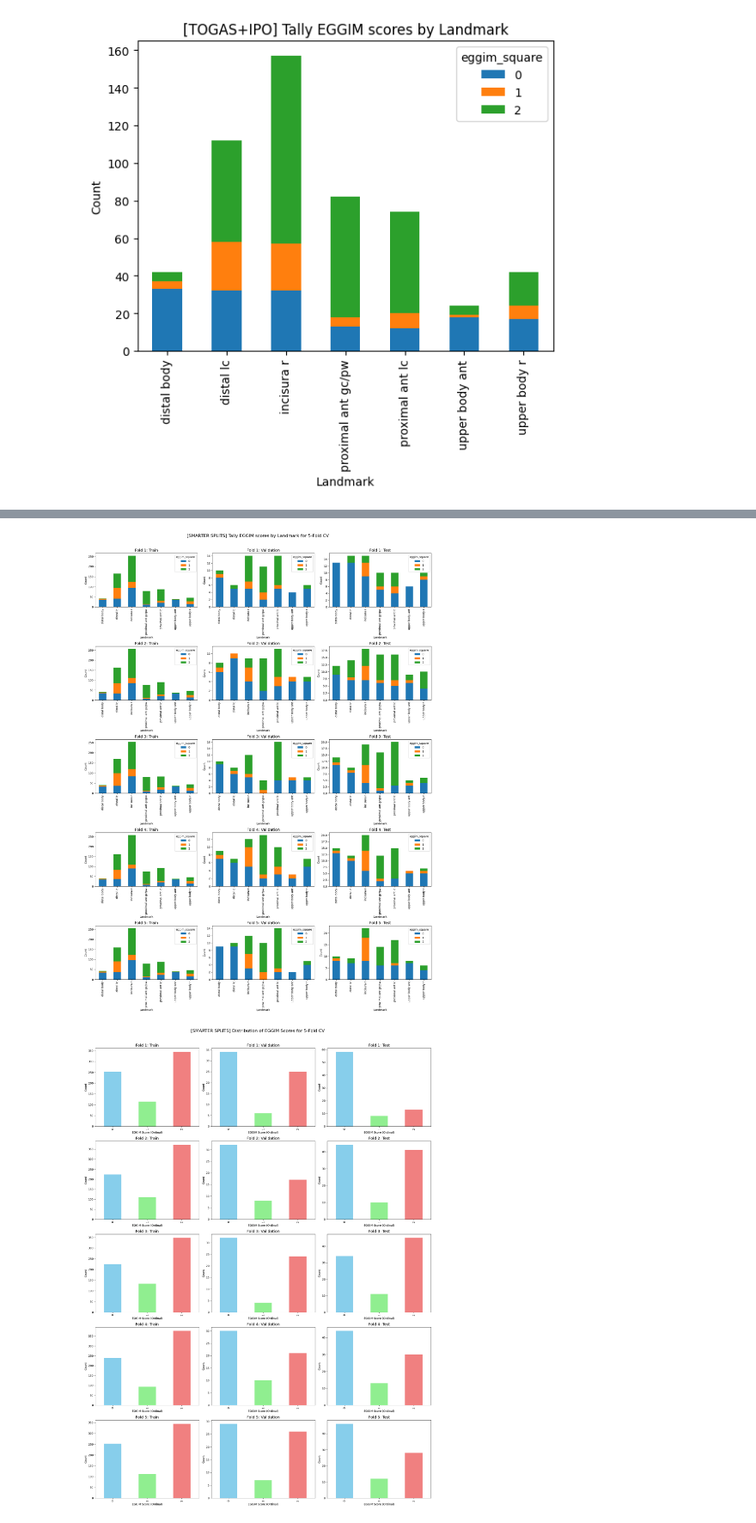
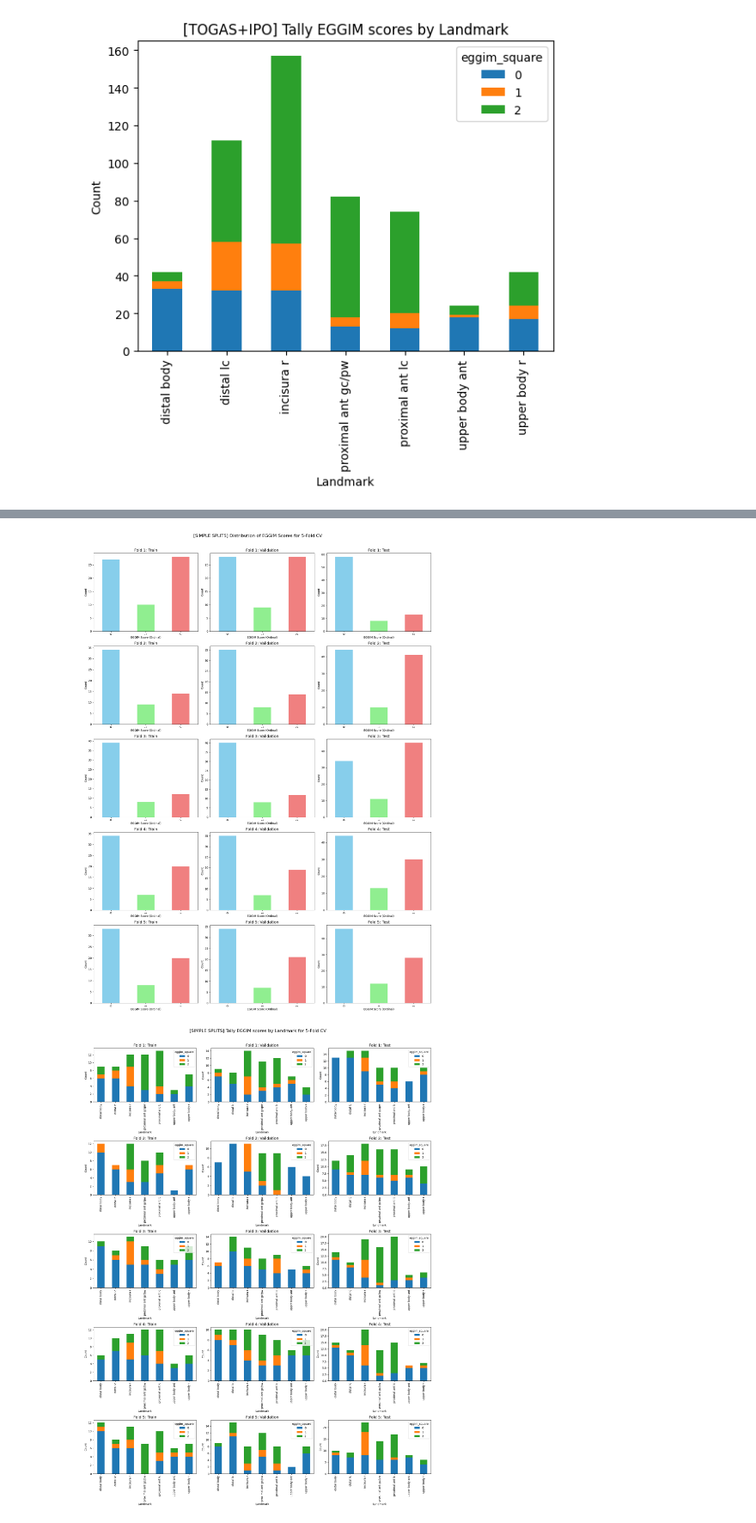
Before and after one commit to miguelmartins/eggimazing, a Jupyter notebook: notebooks/splits_data_analysis.ipynb, the cells around one changed output, grey strips where cells are left out. Shown at 86% size. Cells and saved outputs as stored; diff of their text form; code cells hidden in the pictures.

Commit message:
Remove color DA

```diff
--- a/notebooks/splits_data_analysis.ipynb
+++ b/notebooks/splits_data_analysis.ipynb
@@ -215,14 +229,9 @@ plot_pivot_table_side_by_side(smarter_splits, 'SMARTER SPLITS')
 # %%
-split_smarter = dp.smarter_multiple_ds_group_k_splits(df_togas,
-                                      df_ipo,
-                                      k=num_folds,
-                                      train_size=0.6,
-                                      test_size=0.4,
-                                      internal_train_size=0.5,
-                                      random_state=42)
-smarter_splits = [[df_train, df_val, df_test] for (df_train, df_val, df_test) in split_smarter]
-plot_pivot_table_side_by_side(smarter_splits, 'SMARTER SPLITS')
-plot_ordinal_distribution_side_by_side_with_colors(smarter_splits, 'SMARTER SPLITS')
+simple_split = dp.split = dp.single_ds_group_k_splits(df_togas, k=5, train_size=0.6,
+                                                  test_size=0.4, random_state=42)
+simple_splits = [[df_train, df_val, df_test] for (df_train, df_val, df_test) in simple_split]
+plot_ordinal_distribution_side_by_side_with_colors(simple_splits, 'SIMPLE SPLITS')
+plot_pivot_table_side_by_side(simple_splits, 'SIMPLE SPLITS')
 # %% [output]
-[figure, old version]
+[figure, new version]
-[figure, old version]
+[figure, new version]
```
Also changed, not shown: parts of 17 cells of this notebook, 2 other files.
